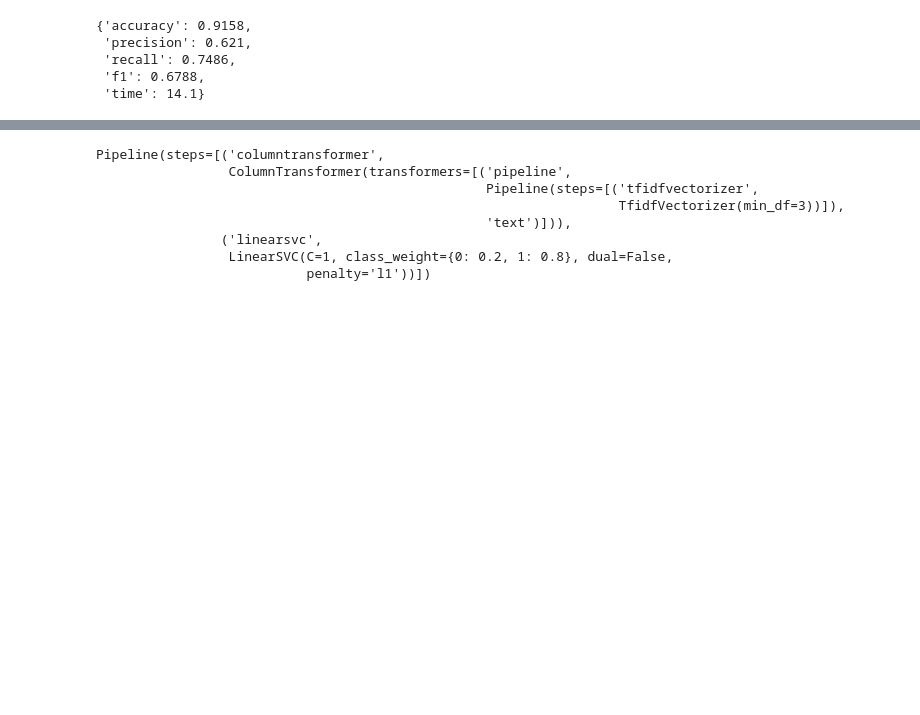
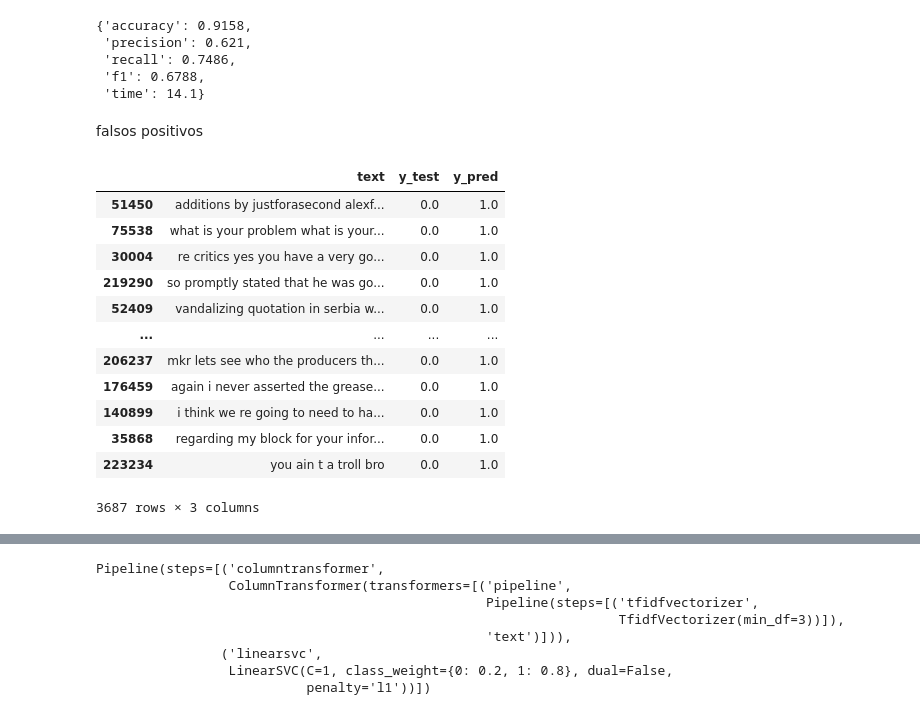
Before and after one commit to juanpedrobesenyi/cyberbullying, a Jupyter notebook: notebooks/pjcopado/04_machine_learning_tunning-Copy1.ipynb, the cells around one changed output, grey strips where cells are left out. Cells and saved outputs as stored; diff of their text form; code cells hidden in the pictures; blank space fills up the shorter version.

```diff
--- a/notebooks/pjcopado/04_machine_learning_tunning-Copy1.ipynb
+++ b/notebooks/pjcopado/04_machine_learning_tunning-Copy1.ipynb
@@ -401,3 +401,23 @@ scores(cv_results)
 pipe.fit(X_train, y_train);
 # %%
 y_pred = pipe.predict(X_test)
+# %% [markdown]
+falsos positivos
+# %%
+results = pd.DataFrame({'text':X_test['text'], 'y_test':y_test, 'y_pred':y_pred})
+# %%
+results[(results['y_test']==0) & (results['y_pred']==1)]
+# %% [output]
+|  | text | y_test | y_pred |
+| 51450 | additions by justforasecond alexf... | 0.0 | 1.0 |
+| 75538 | what is your problem what is your... | 0.0 | 1.0 |
+| 30004 | re critics yes you have a very go... | 0.0 | 1.0 |
+| 219290 | so promptly stated that he was go... | 0.0 | 1.0 |
+| 52409 | vandalizing quotation in serbia w... | 0.0 | 1.0 |
+| ... | ... | ... | ... |
+| 206237 | mkr lets see who the producers th... | 0.0 | 1.0 |
+| 176459 | again i never asserted the grease... | 0.0 | 1.0 |
+| 140899 | i think we re going to need to ha... | 0.0 | 1.0 |
+| 35868 | regarding my block for your infor... | 0.0 | 1.0 |
+| 223234 | you ain t a troll bro | 0.0 | 1.0 |
+3687 rows × 3 columns
```
Also changed, not shown: parts of 9 cells of this notebook, 4 other files.
